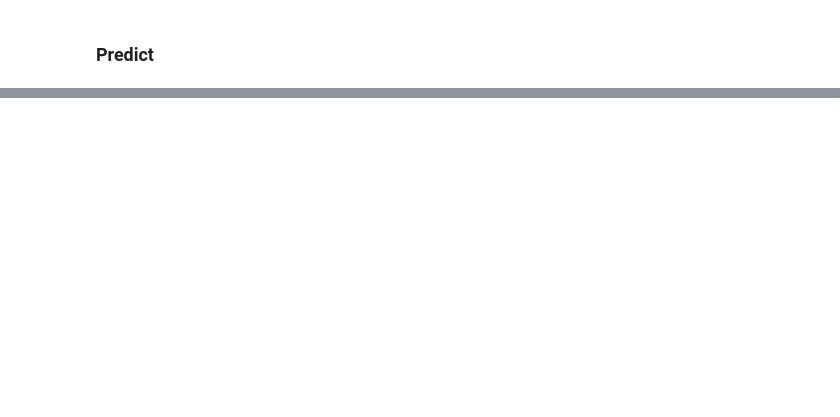
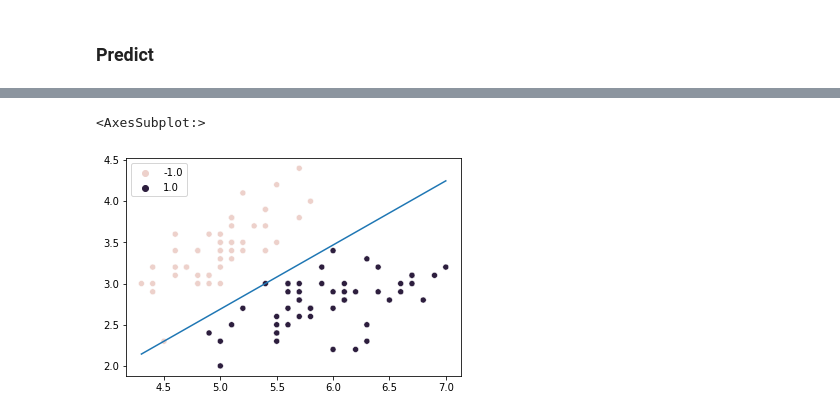
Before and after one commit to ArtistYusen/Statistical-Learning-Method-Code, a Jupyter notebook: CH02-Perceptron/algorithm.ipynb, the cells around one changed output, grey strips where cells are left out. Drawn from its saved outputs; the diff is of its cells as text; code cells hidden in the pictures; blank space fills up the shorter version.

```diff
--- a/CH02-Perceptron/perceptron.ipynb
+++ b/CH02-Perceptron/algorithm.ipynb
@@ -40,8 +40,8 @@ sns.pairplot(vars=['sepal length', 'sepal width',
 ### Select Required Data
 # %%
 data = np.array(df.iloc[:100, [0, 1, -1]])
+data[:, -1] = np.array([1 if i == 1 else -1 for i in data[:, -1]])
 X, y = data[:, :-1], data[:, -1]
-y = np.array([1 if i == 1 else -1 for i in y])
 # %% [markdown]
 ## Perceptron Algorithm
 
@@ -92,7 +94,7 @@ class Perceptron:
 ### Predict
 # %%
 Model = Perceptron(data, 1)
-Model.fit(X, y)
+Model.fit()
 w, b = Model.get_w(), Model.get_b()
 print(Model)
 # %% [output]
@@ -116,19 +118,22 @@ class PerceptronDuality:
         self.alpha = np.zeros(shape=data.shape[0])
         self.b = 0
         self.lr = lr
+        self.features = data[:, :-1]
+        self.labels = data[:, -1]
+        self.w = np.zeros(shape=data.shape[1] - 1)  # init, ignore label column
 
     def sign(self, x):
         return 1 if x > 0 else -1
 
-    def fit(self, features, labels):
-        G = features.dot(features.T)
+    def fit(self):
+        G = self.features.dot(self.features.T)
 
         while True:
             flag = False
             for i in range(len(self.alpha)):
-                if labels[i]*(np.sum(self.alpha*labels*G[:, i])+self.b) <= 0:
+                if self.labels[i]*(np.sum(self.alpha*self.labels*G[:, i])+self.b) <= 0:
                     self.alpha[i] += self.lr
-                    self.b += self.lr * labels[i]
+                    self.b += self.lr * self.labels[i]
                     flag = True
                 if flag:
                     break
@@ -136,24 +141,30 @@ class PerceptronDuality:
                 continue
             break
 
-    # def predict(self, features, labels):
-        # return self.sign(np.sum(self.alpha*labels)+self.b)
+        self.w = np.sum(((self.alpha*self.labels).T*self.features.T).T, axis=0)
 
-    def score(self, features, labels):
+    def predict(self, features):
+        # return self.sign(np.dot(features, self.w)+self.b) # equivalent
+        return self.sign(np.sum(self.alpha*self.labels*features.dot(self.features.T)))
+
+    def score(self):
         pass
 
     def get_alpha(self):
         return self.alpha
 
+    def get_w(self):
+        return self.w
+
     def get_b(self):
         return self.b
 
     def __str__(self):
-        return 'alpha: {}, b: {}'.format(self.alpha, self.b)
+        return 'alpha: {}, w: {}, b: {}'.format(self.alpha, self.w, self.b)
 # %% [markdown]
 ### Predict
 # %%
 Model = PerceptronDuality(data, 1)
-Model.fit(X, y)
-alpha, b = Model.get_alpha(), Model.get_b()
+Model.fit()
+alpha, w, b = Model.get_alpha(), Model.get_w(), Model.get_b()
 print(Model)
@@ -159,0 +180,8 @@ print(Model)
+# %%
+x_points = np.linspace(np.min(X[:,0]), np.max(X[:,0]), 10)
+y_ = -(w[0] * x_points + b) / w[1]
+sns.lineplot(x=x_points, y=y_)
+sns.scatterplot(x = X[:, 0], y = X[:, 1], hue=y)
+# %% [output]
+<AxesSubplot:>
+[figure, added]
```
Also changed, not shown: parts of 6 cells of this notebook.
